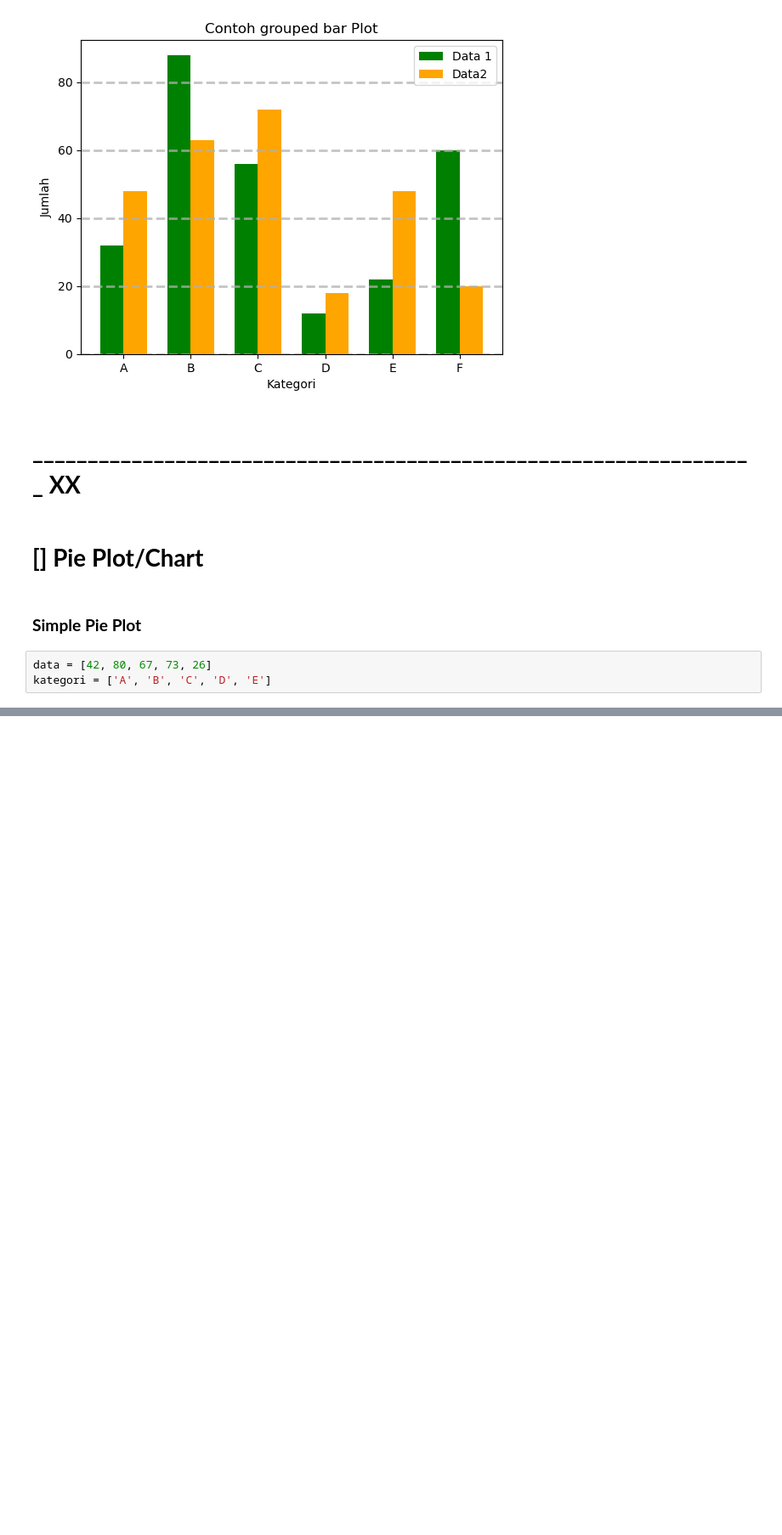
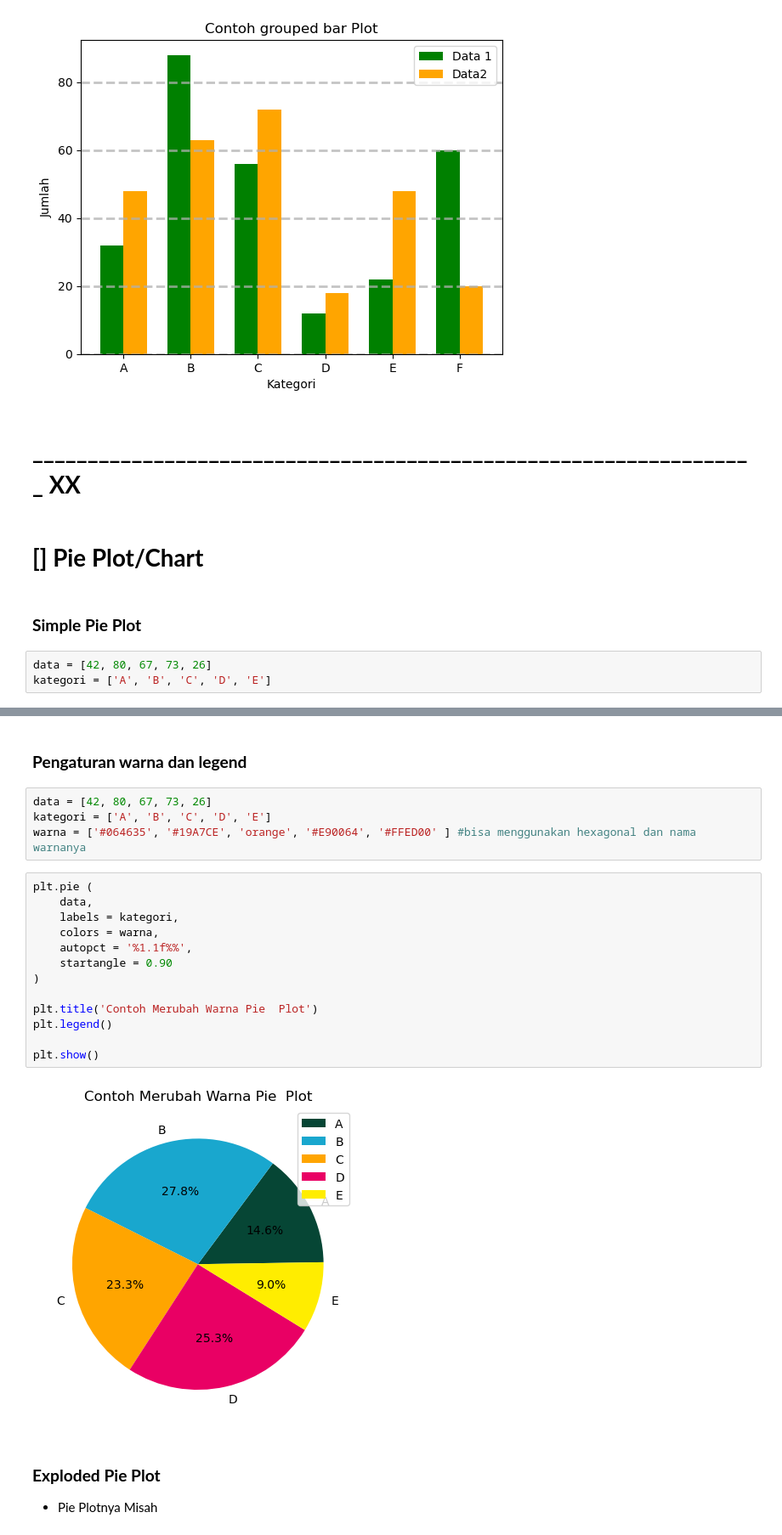
Before and after one commit to Edy-Mochamad/Learn-visualization-data, a Jupyter notebook: pengenalan-Matplotlib.ipynb, the cells around one changed output, grey strips where cells are left out. Shown at 85% size. Drawn from its saved outputs; the diff is of its cells as text; blank space fills up the shorter version.

Commit message:
exploded pie plot

```diff
--- a/pengenalan-Matplotlib.ipynb
+++ b/pengenalan-Matplotlib.ipynb
@@ -639,0 +639,25 @@ plt.show()
+# %% [markdown]
+### **Pengaturan warna dan legend**
+# %%
+data = [42, 80, 67, 73, 26]
+kategori = ['A', 'B', 'C', 'D', 'E']
+warna = ['#064635', '#19A7CE', 'orange', '#E90064', '#FFED00' ] #bisa menggunakan hexagonal dan nama warnanya
+# %%
+plt.pie (
+    data,
+    labels = kategori,
+    colors = warna,
+    autopct = '%1.1f%%',
+    startangle = 0.90
+)
+
+plt.title('Contoh Merubah Warna Pie  Plot')
+plt.legend()
+
+plt.show()
+# %% [output]
+[figure, added]
+# %% [markdown]
+### **Exploded Pie Plot**
+
+- Pie Plotnya Misah
```
Also changed, not shown: parts of 3 cells of this notebook.
